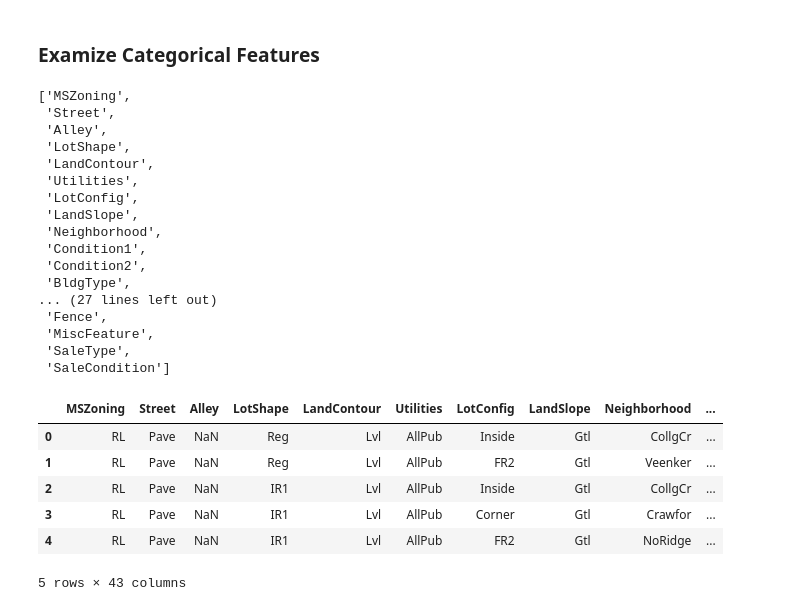
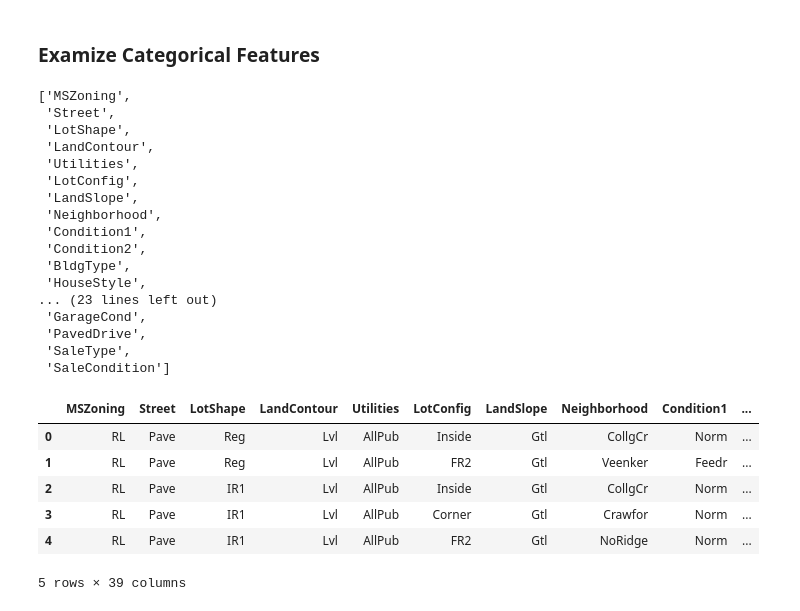
Before and after one commit to doanht688/House-Price-Prediction-ML, a Jupyter notebook: G2-Project Proposal.ipynb, the cells around one changed output. Drawn from its saved outputs; the diff is of its cells as text; code cells hidden in the pictures.

```diff
--- a/G2-Project Proposal.ipynb
+++ b/G2-Project Proposal.ipynb
@@ -203 +239,4 @@ memory usage: 924.0+ KB
+# %%
+# Select dataset of interested without columns that have more than 70% null values
+df2 = df[[col for col in df if df[col].count() / len(df) >= 0.3]]
 # %% [markdown]
@@ -377,12 +327,11 @@ for var in cat_vars:
 # %% [markdown]
 ### Examize Categorical Features
 # %%
-df_categorical = [feature for feature in df.columns if df[feature].dtypes=='O']
+df_categorical = [feature for feature in df2.columns if df2[feature].dtypes=='O']
 df_categorical
 # %% [output]
 ['MSZoning',
  'Street',
- 'Alley',
  'LotShape',
  'LandContour',
  'Utilities',
@@ -392,21 +341,22 @@ df_categorical
  'Condition1',
  'Condition2',
  'BldgType',
-... (27 lines left out)
- 'Fence',
- 'MiscFeature',
+ 'HouseStyle',
+... (23 lines left out)
+ 'GarageCond',
+ 'PavedDrive',
  'SaleType',
  'SaleCondition']
 # %%
-df[df_categorical].head()
+df2[df_categorical].head()
 # %% [output]
-|  | MSZoning | Street | Alley | LotShape | LandContour | Utilities | LotConfig | LandSlope | Neighborhood | ... |
-| 0 | RL | Pave | NaN | Reg | Lvl | AllPub | Inside | Gtl | CollgCr | ... |
-| 1 | RL | Pave | NaN | Reg | Lvl | AllPub | FR2 | Gtl | Veenker | ... |
-| 2 | RL | Pave | NaN | IR1 | Lvl | AllPub | Inside | Gtl | CollgCr | ... |
-| 3 | RL | Pave | NaN | IR1 | Lvl | AllPub | Corner | Gtl | Crawfor | ... |
-| 4 | RL | Pave | NaN | IR1 | Lvl | AllPub | FR2 | Gtl | NoRidge | ... |
+|  | MSZoning | Street | LotShape | LandContour | Utilities | LotConfig | LandSlope | Neighborhood | Condition1 | ... |
+| 0 | RL | Pave | Reg | Lvl | AllPub | Inside | Gtl | CollgCr | Norm | ... |
+| 1 | RL | Pave | Reg | Lvl | AllPub | FR2 | Gtl | Veenker | Feedr | ... |
+| 2 | RL | Pave | IR1 | Lvl | AllPub | Inside | Gtl | CollgCr | Norm | ... |
+| 3 | RL | Pave | IR1 | Lvl | AllPub | Corner | Gtl | Crawfor | Norm | ... |
+| 4 | RL | Pave | IR1 | Lvl | AllPub | FR2 | Gtl | NoRidge | Norm | ... |
-5 rows × 43 columns
+5 rows × 39 columns
 # %%
 # Plot to show how the median "SalePrice" values vary across different categorical features
 for feature in df_categorical:
```
Also changed, not shown: parts of 14 cells of this notebook.
